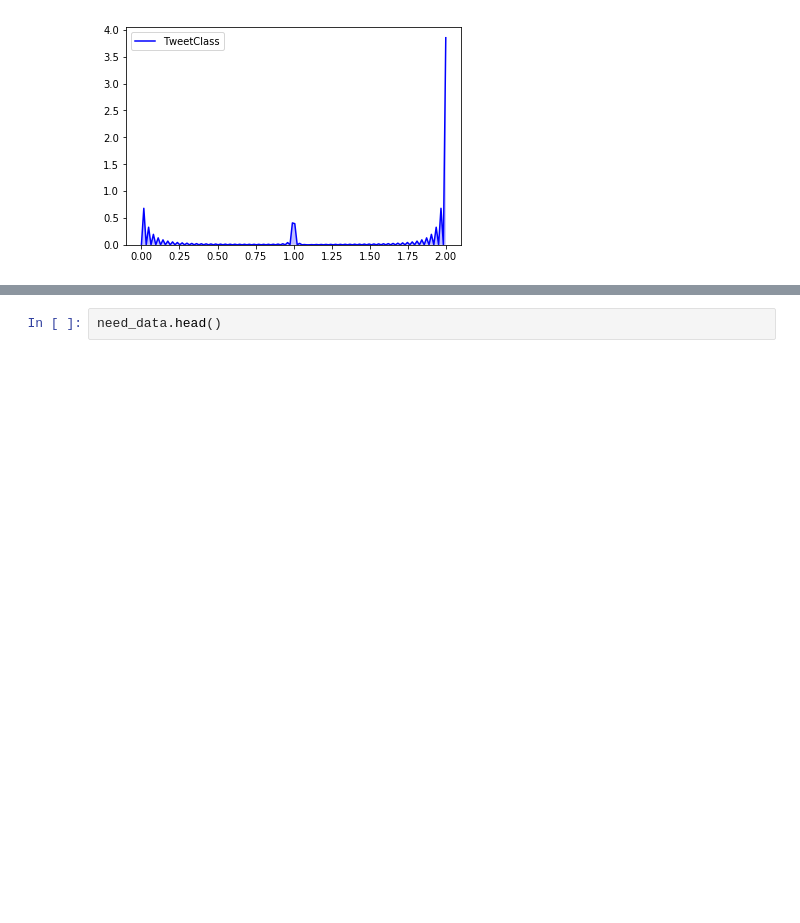
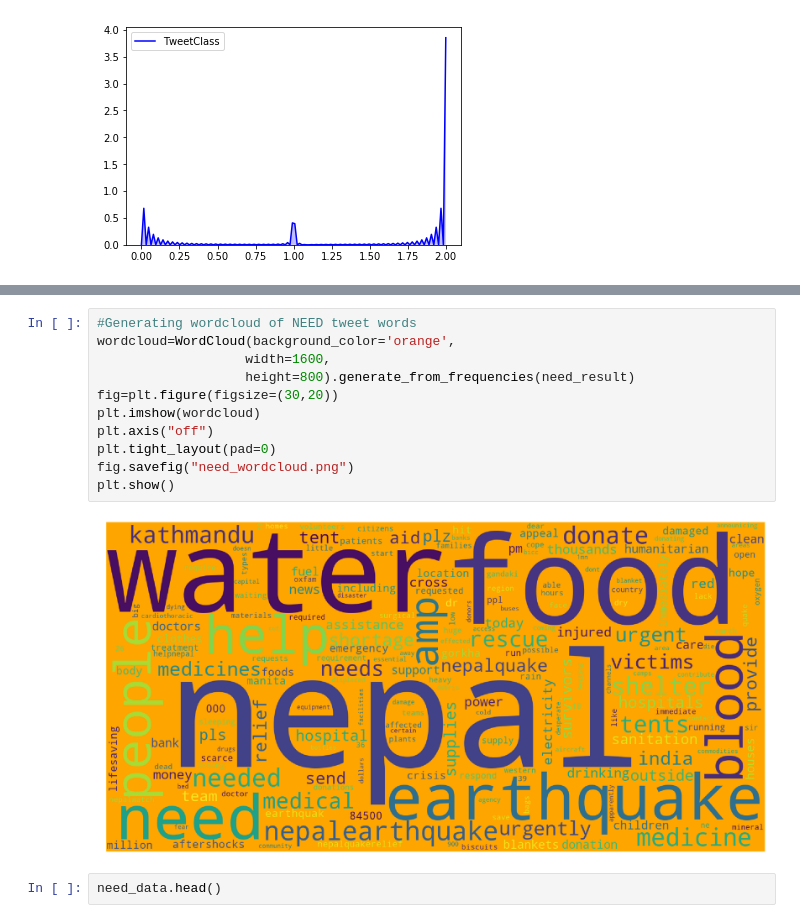
Before and after one commit to kavyakapoor0810/Twitter-Classification-Of-Nepal-Earthquacks, a Jupyter notebook: nepal.ipynb, the cells around one changed output, grey strips where cells are left out. Saved outputs shown, nothing was run; the diff lists cells and outputs as text; blank space fills up the shorter version.

```diff
--- a/nepal.ipynb
+++ b/nepal.ipynb
@@ -164,3 +180,16 @@ print(available_data.shape)
+# %%
+#Generating wordcloud of NEED tweet words
+wordcloud=WordCloud(background_color='orange',
+                   width=1600,
+                   height=800).generate_from_frequencies(need_result)
+fig=plt.figure(figsize=(30,20))
+plt.imshow(wordcloud)
+plt.axis("off")
+plt.tight_layout(pad=0)
+fig.savefig("need_wordcloud.png")
+plt.show()
+# %% [output]
+[figure, added]
 # %%
 need_data.head()
 # %% [output]
```
Also changed, not shown: parts of 125 cells of this notebook, 3 other files.
